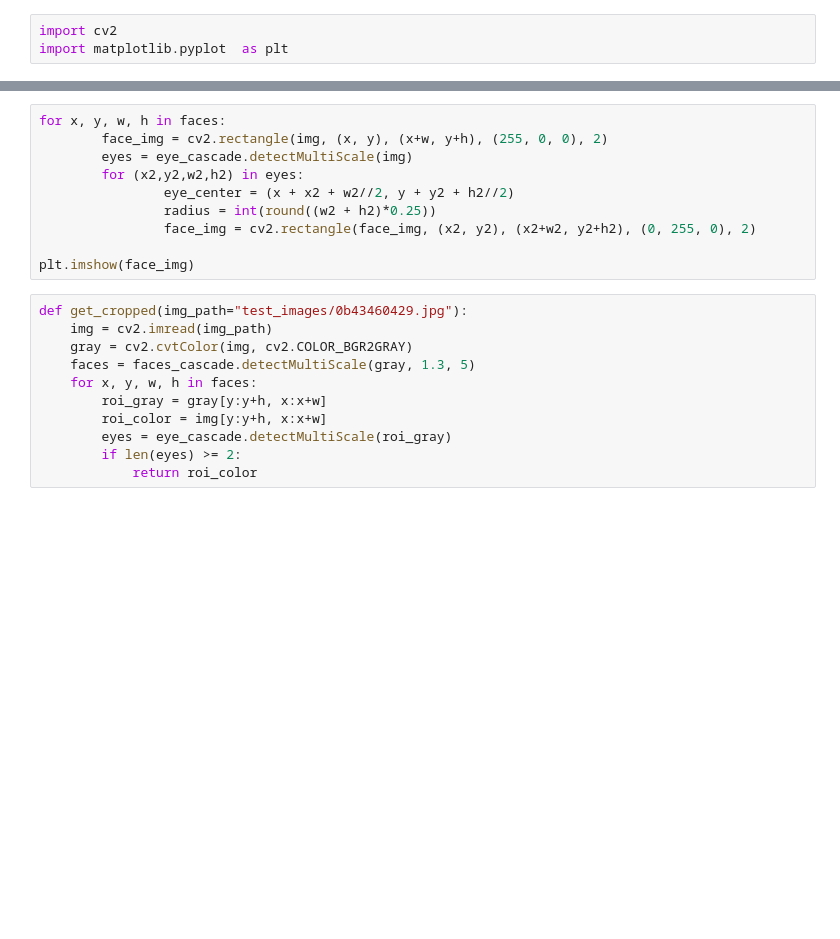
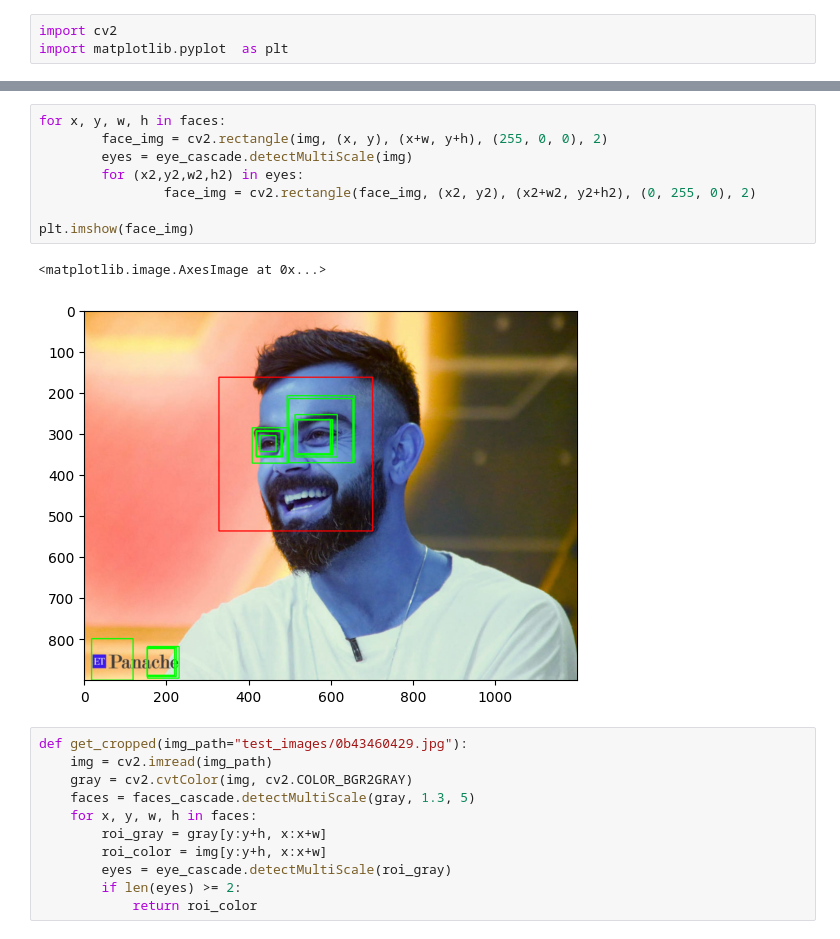
Before and after one commit to Thilanka1999/FaceRecognizer, a Jupyter notebook: dataProcessing.ipynb, the cells around one changed output, grey strips where cells are left out. Cells and saved outputs as stored; diff of their text form; blank space fills up the shorter version.

```diff
--- a/dataProcessing.ipynb
+++ b/dataProcessing.ipynb
@@ -15,13 +21,14 @@ faces
 # %%
 for x, y, w, h in faces:
         face_img = cv2.rectangle(img, (x, y), (x+w, y+h), (255, 0, 0), 2)
         eyes = eye_cascade.detectMultiScale(img)
         for (x2,y2,w2,h2) in eyes:
-                eye_center = (x + x2 + w2//2, y + y2 + h2//2)
-                radius = int(round((w2 + h2)*0.25))
                 face_img = cv2.rectangle(face_img, (x2, y2), (x2+w2, y2+h2), (0, 255, 0), 2)
 
 plt.imshow(face_img)
+# %% [output]
+<matplotlib.image.AxesImage at 0x...>
+[figure, added]
 # %%
 def get_cropped(img_path="test_images/0b43460429.jpg"):
     img = cv2.imread(img_path)
```
Also changed, not shown: parts of 5 cells of this notebook.
